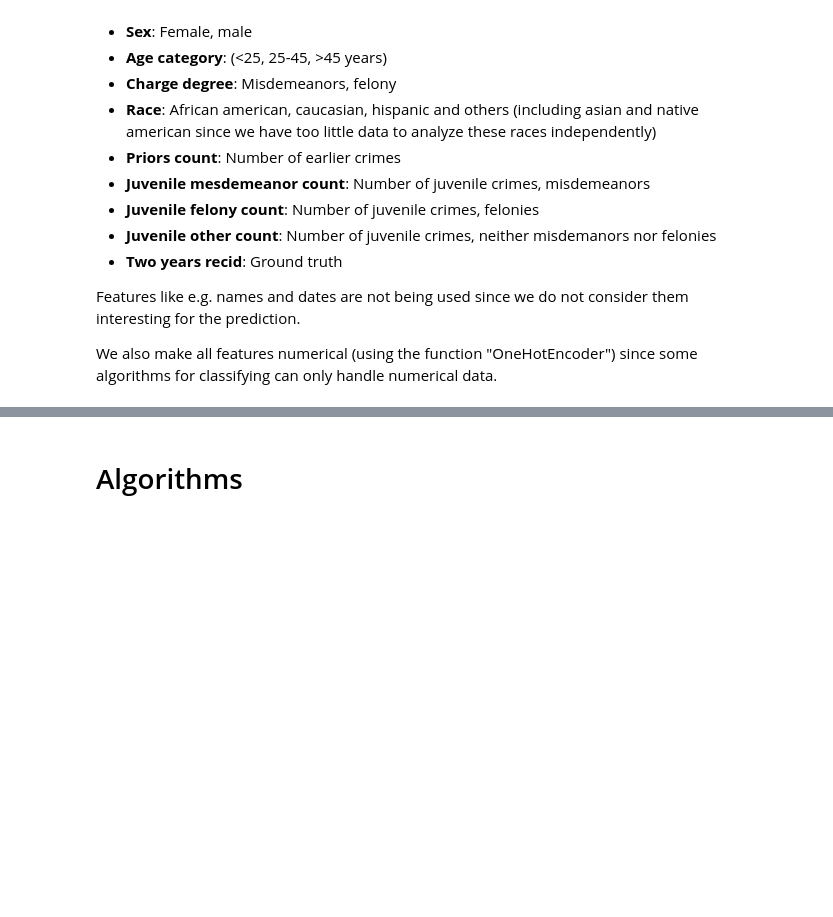
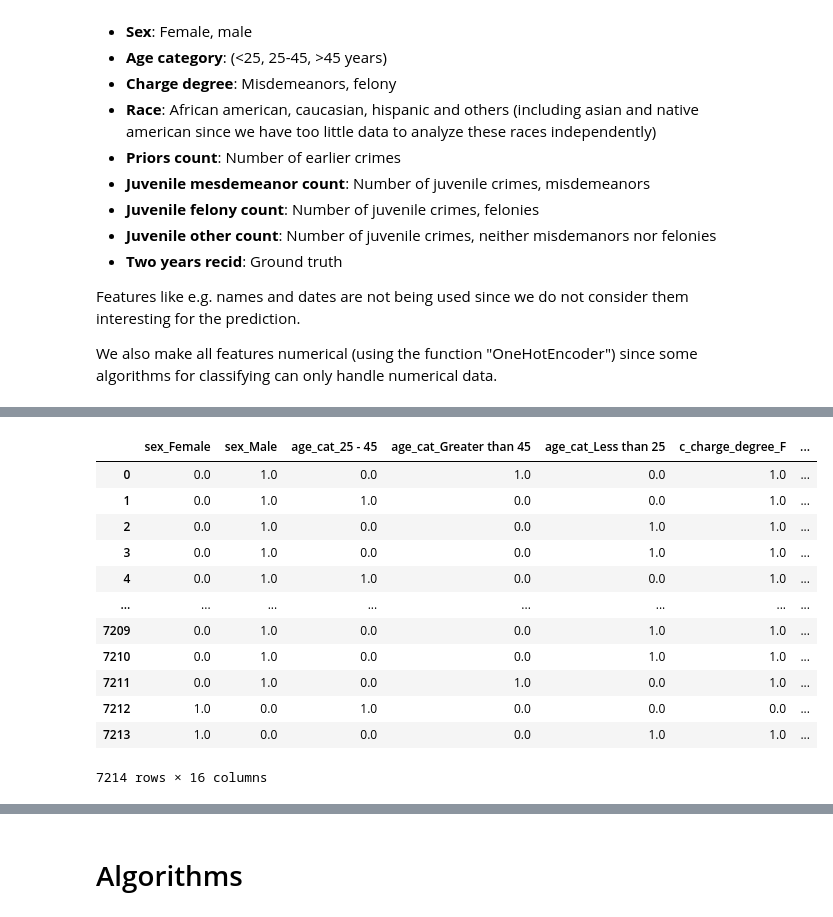
Before and after one commit to GuilhermeGPGil/ProPublica-COMPAS-Dataset-Analysis, a Jupyter notebook: Proj.ipynb, the cells around one changed output, grey strips where cells are left out. Cells and saved outputs as stored; diff of their text form; code cells hidden in the pictures; blank space fills up the shorter version.

```diff
--- a/Proj.ipynb
+++ b/Proj.ipynb
@@ -311,5 +335,19 @@ def cleanLabels(label):
 cleanedLabels = map(cleanLabels,labels)
 listedLabels = list(map(cleanLabels,labels))
 # %%
-dfa_num = pd.DataFrame(data=d,columns=cleanedLabels)
-dfa_num
+df_cleaned = pd.DataFrame(data=d,columns=cleanedLabels)
+df_cleaned
+# %% [output]
+|  | sex_Female | sex_Male | age_cat_25 - 45 | age_cat_Greater than 45 | age_cat_Less than 25 | c_charge_degree_F | ... |
+| 0 | 0.0 | 1.0 | 0.0 | 1.0 | 0.0 | 1.0 | ... |
+| 1 | 0.0 | 1.0 | 1.0 | 0.0 | 0.0 | 1.0 | ... |
+| 2 | 0.0 | 1.0 | 0.0 | 0.0 | 1.0 | 1.0 | ... |
+| 3 | 0.0 | 1.0 | 0.0 | 0.0 | 1.0 | 1.0 | ... |
+| 4 | 0.0 | 1.0 | 1.0 | 0.0 | 0.0 | 1.0 | ... |
+| ... | ... | ... | ... | ... | ... | ... | ... |
+| 7209 | 0.0 | 1.0 | 0.0 | 0.0 | 1.0 | 1.0 | ... |
+| 7210 | 0.0 | 1.0 | 0.0 | 0.0 | 1.0 | 1.0 | ... |
+| 7211 | 0.0 | 1.0 | 0.0 | 1.0 | 0.0 | 1.0 | ... |
+| 7212 | 1.0 | 0.0 | 1.0 | 0.0 | 0.0 | 0.0 | ... |
+| 7213 | 1.0 | 0.0 | 0.0 | 0.0 | 1.0 | 1.0 | ... |
+7214 rows × 16 columns
```
Also changed, not shown: parts of 42 cells of this notebook.
